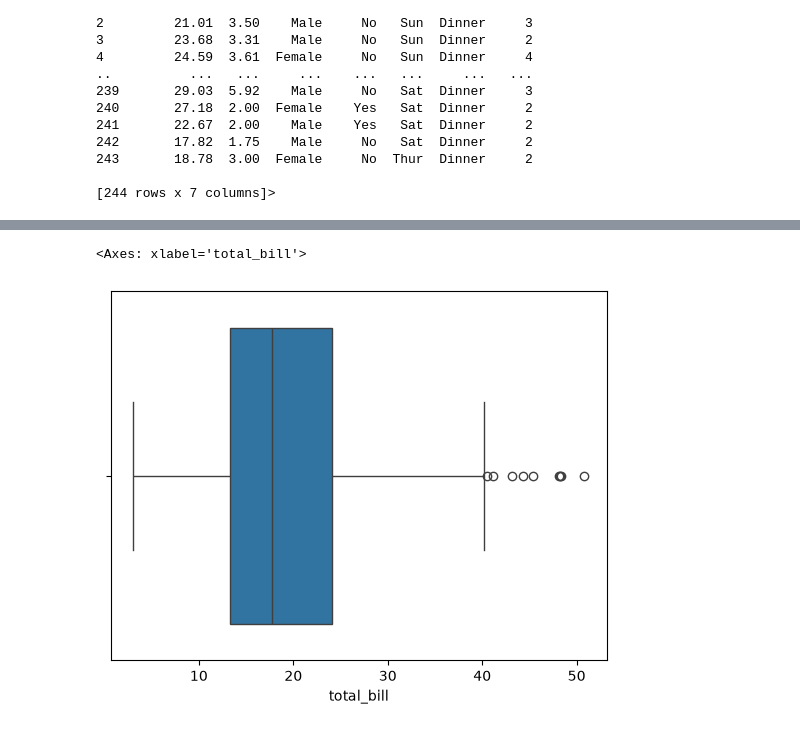
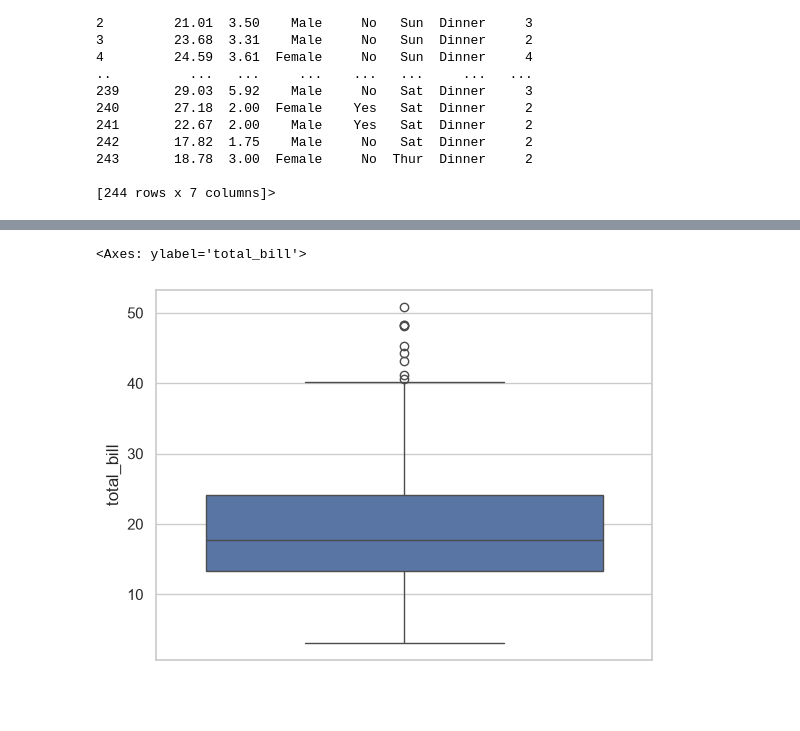
Before and after one commit to Akash-paswan/Seaborn-practice-questions-, a Jupyter notebook: tips dataset/Tip.ipynb, the cells around one changed output, grey strips where cells are left out. Saved outputs shown, nothing was run; the diff lists cells and outputs as text; code cells hidden in the pictures; blank space fills up the shorter version.

```diff
--- a/tips dataset/Tip.ipynb
+++ b/tips dataset/Tip.ipynb
@@ -101,14 +101,14 @@ sns.ecdfplot(data=tips,x="total_bill")
 # %%
 # Box Plot--
 
 """Purpose
 
 ---Median, Quartiles aur Outliers dikhata hai.
     """
-sns.boxplot(data=tips,x="total_bill")
+sns.boxplot(data=tips,y="total_bill")
 # %% [output]
-<Axes: xlabel='total_bill'>
+<Axes: ylabel='total_bill'>
-[figure, old version]
+[figure, new version]
 # %%
 # boxen plot ----
 
```
Also changed, not shown: parts of 33 cells of this notebook, 3 other files.
